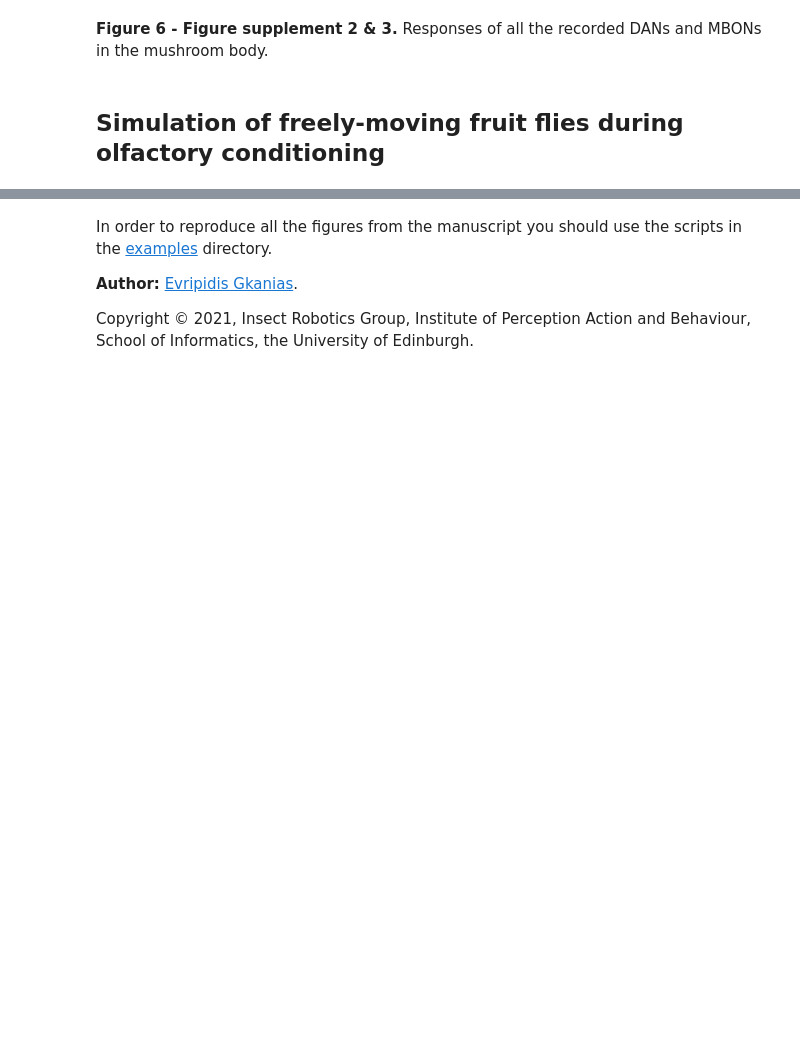
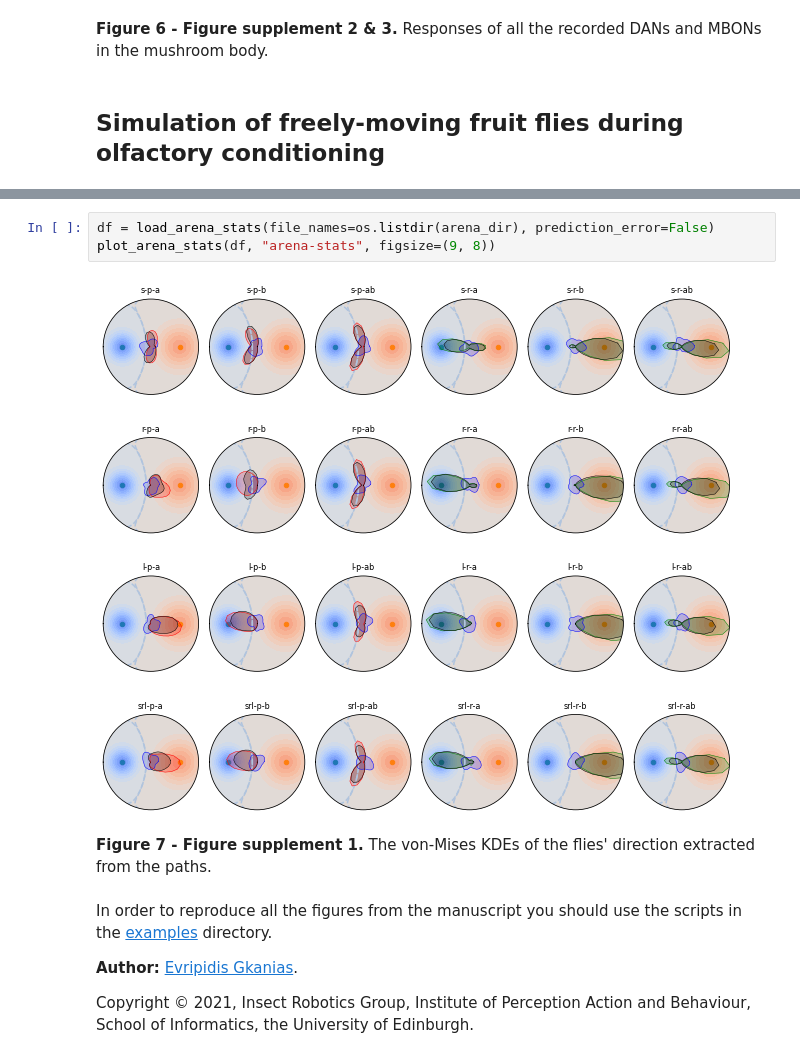
Before and after one commit to InsectRobotics/IncentiveCircuit, a Jupyter notebook: notebooks/generate_manuscript.ipynb, the cells around one changed output, grey strips where cells are left out. Saved outputs shown, nothing was run; the diff lists cells and outputs as text; blank space fills up the shorter version.

```diff
--- a/notebooks/generate_manuscript.ipynb
+++ b/notebooks/generate_manuscript.ipynb
@@ -234,6 +234,14 @@ odours’ intensity (third and sixth columns); during the last 50 sec (post-trai
 phase; $t \in [30, 80)$) the animal continues being exposed to the odours without
 receiving a reinforcement (black lines). Area shades show the area in which
 the reinforcements apply (red for shock and green for sugar).
+# %%
+df = load_arena_stats(file_names=os.listdir(arena_dir), prediction_error=False)
+plot_arena_stats(df, "arena-stats", figsize=(9, 8))
+# %% [output]
+[figure, added]
+# %% [markdown]
+**Figure 7 - Figure supplement 1.** The von-Mises KDEs of the flies' direction extracted
+from the paths.
 # %% [markdown]
 In order to reproduce all the figures from the manuscript you should use the scripts
 in the [examples](../examples) directory.
```
Also changed, not shown: parts of 3 cells of this notebook, 3 other files.
